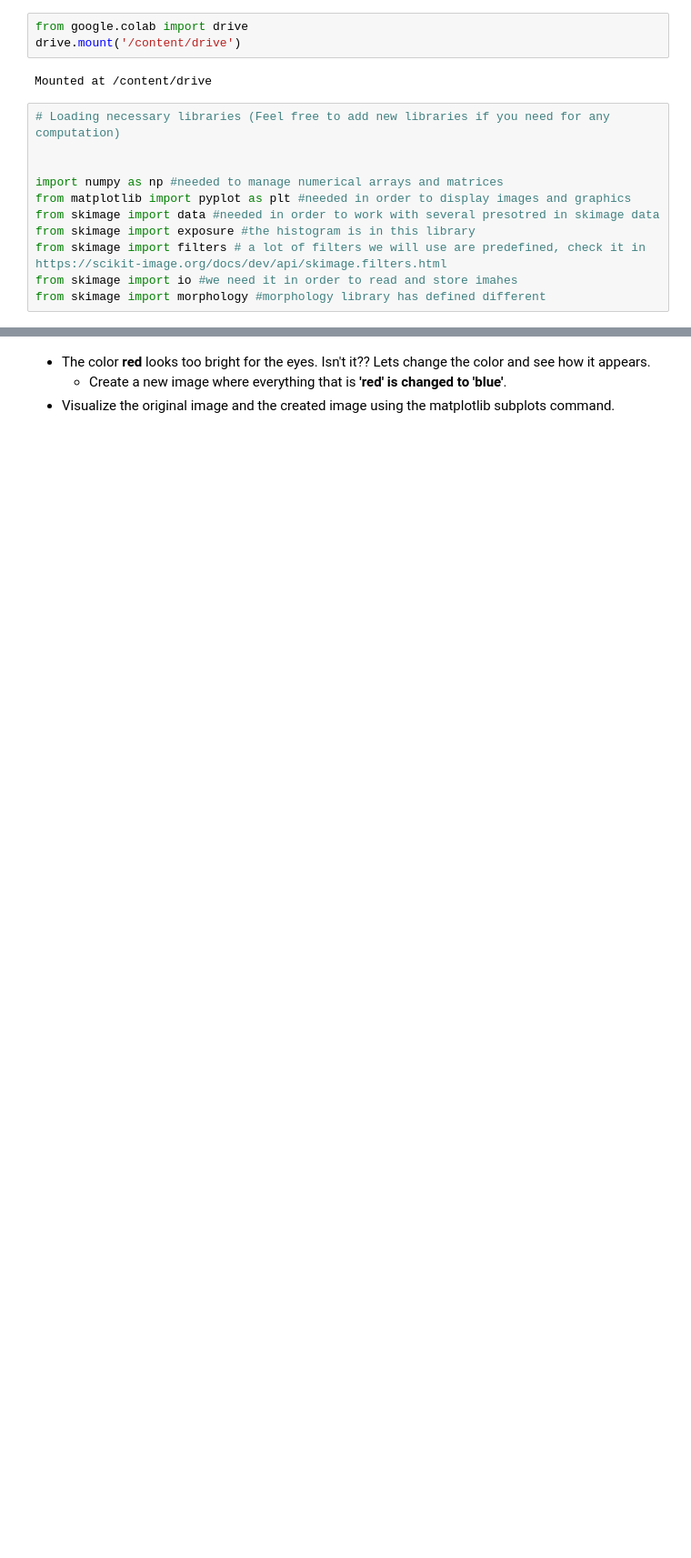
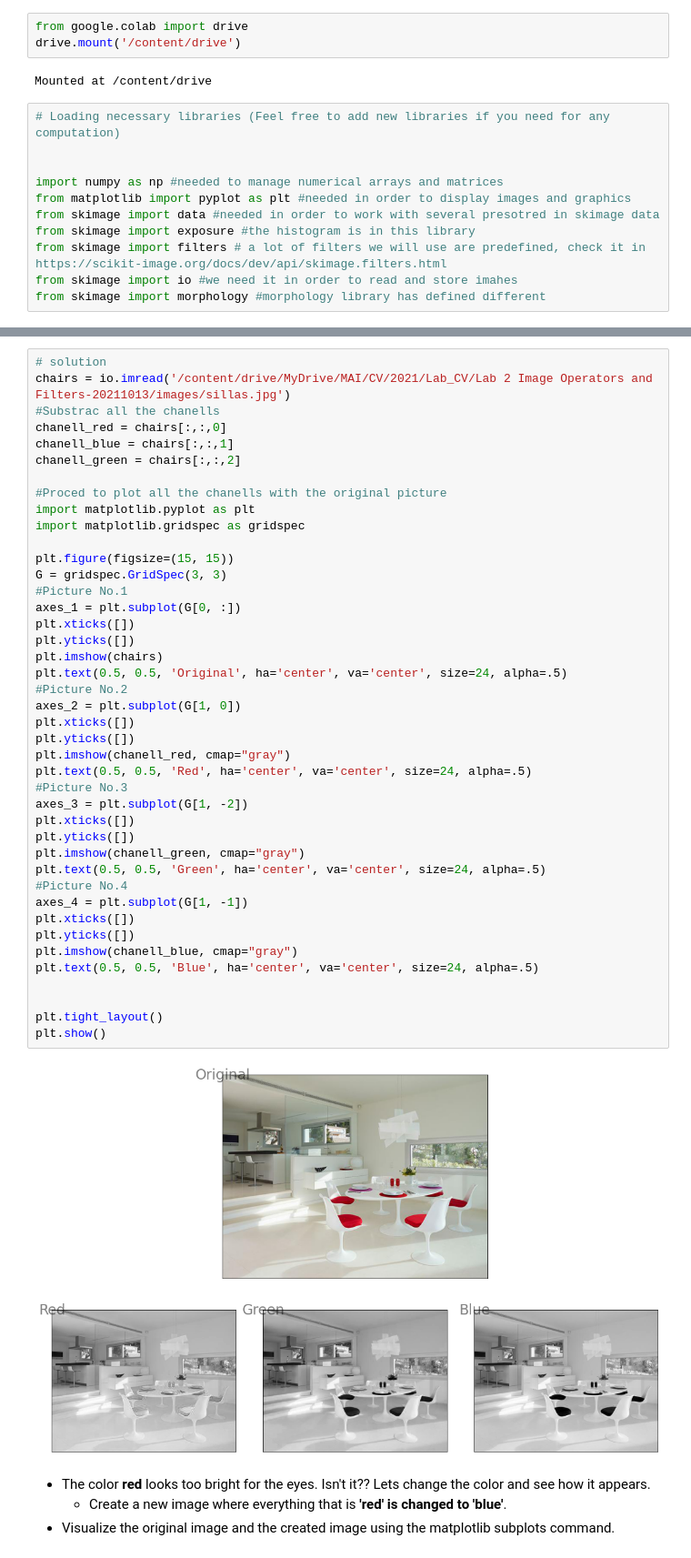
Before and after one commit to EjbejaranosAI/MAI-UPC, a Jupyter notebook: image_operators_and_filters.ipynb, the cells around one changed output, grey strips where cells are left out. Shown at 91% size. Saved outputs shown, nothing was run; the diff lists cells and outputs as text; blank space fills up the shorter version.

```diff
--- a/image_operators_and_filters.ipynb
+++ b/image_operators_and_filters.ipynb
@@ -149,3 +98,47 @@ plt.show
+# %%
+# solution
+chairs = io.imread('/content/drive/MyDrive/MAI/CV/2021/Lab_CV/Lab 2 Image Operators and Filters-20211013/images/sillas.jpg')
+#Substrac all the chanells
+chanell_red = chairs[:,:,0]
+chanell_blue = chairs[:,:,1]
+chanell_green = chairs[:,:,2]
+
+#Proced to plot all the chanells with the original picture
+import matplotlib.pyplot as plt
+import matplotlib.gridspec as gridspec
+
+plt.figure(figsize=(15, 15))
+G = gridspec.GridSpec(3, 3)
+#Picture No.1
+axes_1 = plt.subplot(G[0, :])
+plt.xticks([])
+plt.yticks([])
+plt.imshow(chairs)
+plt.text(0.5, 0.5, 'Original', ha='center', va='center', size=24, alpha=.5)
+#Picture No.2
+axes_2 = plt.subplot(G[1, 0])
+plt.xticks([])
+plt.yticks([])
+plt.imshow(chanell_red, cmap="gray")
+plt.text(0.5, 0.5, 'Red', ha='center', va='center', size=24, alpha=.5)
+#Picture No.3
+axes_3 = plt.subplot(G[1, -2])
+plt.xticks([])
+plt.yticks([])
+plt.imshow(chanell_green, cmap="gray")
+plt.text(0.5, 0.5, 'Green', ha='center', va='center', size=24, alpha=.5)
+#Picture No.4
+axes_4 = plt.subplot(G[1, -1])
+plt.xticks([])
+plt.yticks([])
+plt.imshow(chanell_blue, cmap="gray")
+plt.text(0.5, 0.5, 'Blue', ha='center', va='center', size=24, alpha=.5)
+
+
+plt.tight_layout()
+plt.show()
+# %% [output]
+[figure, added]
 # %% [markdown]
 *   The color **red** looks too bright for the eyes. Isn't it?? Lets change the color and see how it appears.
     *    Create a new image where everything that is **'red' is changed to 'blue'**.
```
Also changed, not shown: parts of 34 cells of this notebook.
